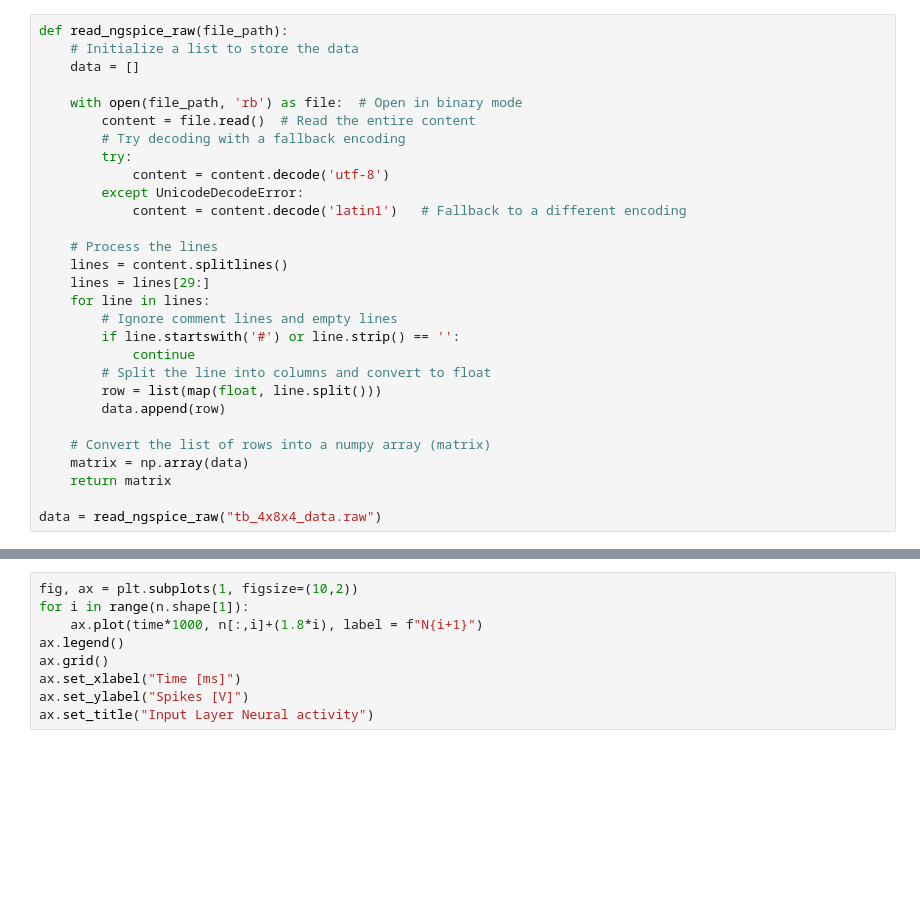
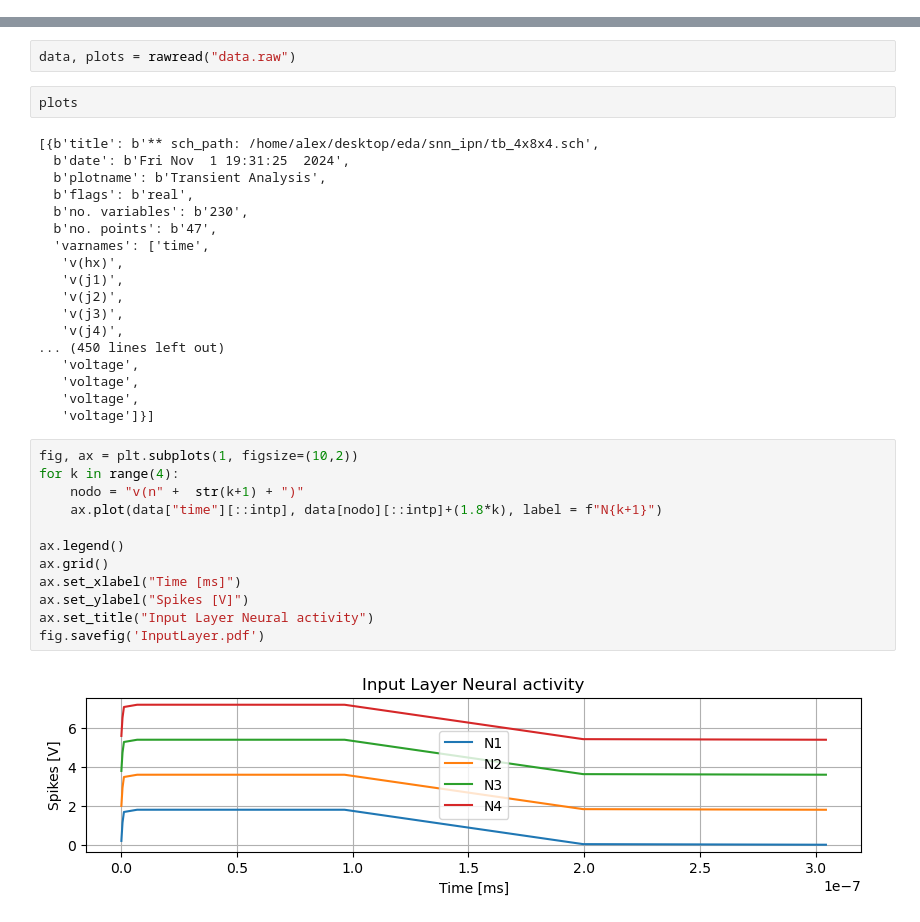
Before and after one commit to AlejandroJuarezLora/SNN_IPN, a Jupyter notebook: sim_results/tb_4x8x4_raw.ipynb, the cells around one changed output, grey strips where cells are left out. Saved outputs shown, nothing was run; the diff lists cells and outputs as text; blank space fills up the shorter version.

```diff
--- a/sim_results/tb_4x8x4_raw.ipynb
+++ b/sim_results/tb_4x8x4_raw.ipynb
@@ -12,29 +0,0 @@ import matplotlib.pyplot as plt
-# %%
-def read_ngspice_raw(file_path):
-    # Initialize a list to store the data
-    data = []
-
-    with open(file_path, 'rb') as file:  # Open in binary mode
-        content = file.read()  # Read the entire content
-        # Try decoding with a fallback encoding
-        try:
-            content = content.decode('utf-8')
-        except UnicodeDecodeError:
-            content = content.decode('latin1')   # Fallback to a different encoding
-
-    # Process the lines
-    lines = content.splitlines()
-    lines = lines[29:]
-    for line in lines:
-        # Ignore comment lines and empty lines
-        if line.startswith('#') or line.strip() == '':
-            continue
-        # Split the line into columns and convert to float
-        row = list(map(float, line.split()))
-        data.append(row)
-
-    # Convert the list of rows into a numpy array (matrix)
-    matrix = np.array(data)
-    return matrix
-
-data = read_ngspice_raw("tb_4x8x4_data.raw")
@@ -58,10 +85,37 @@ jk = data[:, 54:]
+# %%
+data, plots = rawread("data.raw")
+# %%
+plots
+# %% [output]
+[{b'title': b'** sch_path: /home/alex/desktop/eda/snn_ipn/tb_4x8x4.sch',
+  b'date': b'Fri Nov  1 19:31:25  2024',
+  b'plotname': b'Transient Analysis',
+  b'flags': b'real',
+  b'no. variables': b'230',
+  b'no. points': b'47',
+  'varnames': ['time',
+   'v(hx)',
+   'v(j1)',
+   'v(j2)',
+   'v(j3)',
+   'v(j4)',
+... (450 lines left out)
+   'voltage',
+   'voltage',
+   'voltage',
+   'voltage']}]
 # %%
 fig, ax = plt.subplots(1, figsize=(10,2))
-for i in range(n.shape[1]):
-    ax.plot(time*1000, n[:,i]+(1.8*i), label = f"N{i+1}")
+for k in range(4):
+    nodo = "v(n" +  str(k+1) + ")"
+    ax.plot(data["time"][::intp], data[nodo][::intp]+(1.8*k), label = f"N{k+1}")
+
 ax.legend()
 ax.grid()
 ax.set_xlabel("Time [ms]")
 ax.set_ylabel("Spikes [V]")
 ax.set_title("Input Layer Neural activity")
+fig.savefig('InputLayer.pdf')
+# %% [output]
+[figure, added]
 # %%
```
Also changed, not shown: parts of 16 cells of this notebook, 19 other files.
